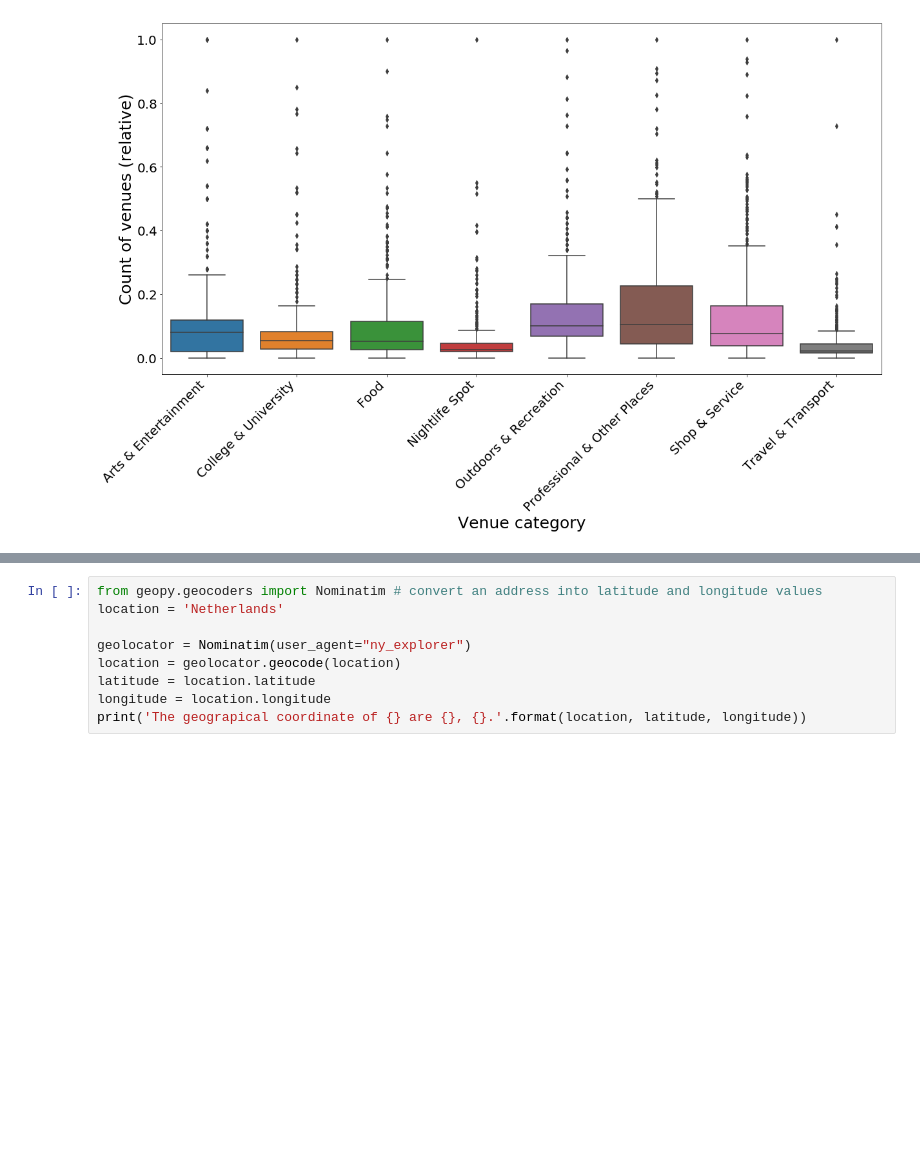
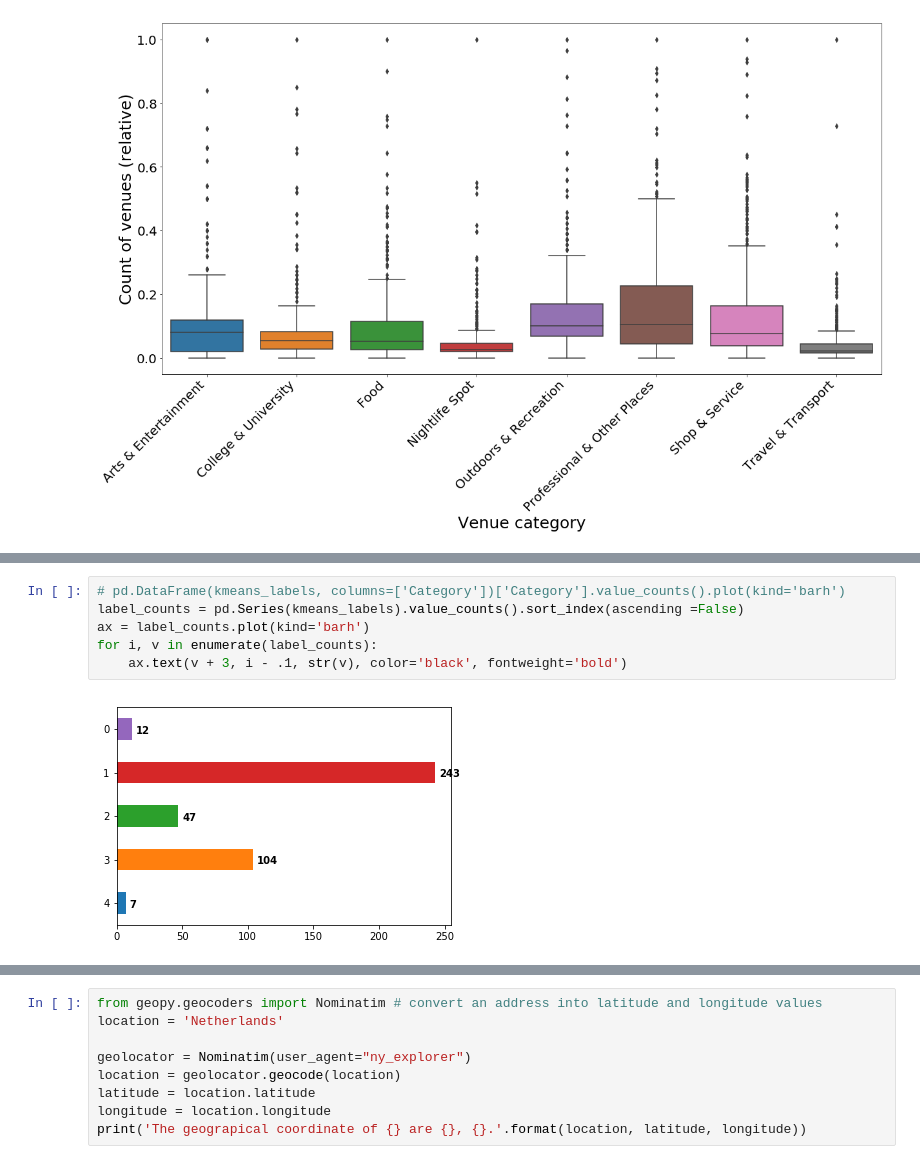
Before and after one commit to ArjanLem/Coursera_Capstone, a Jupyter notebook: BattleNeighbourhoods/classification_dutch_train_stations-wk5.ipynb, the cells around one changed output, grey strips where cells are left out. Cells and saved outputs as stored; diff of their text form; blank space fills up the shorter version.

```diff
--- a/BattleNeighbourhoods/classification_dutch_train_stations-wk5.ipynb
+++ b/BattleNeighbourhoods/classification_dutch_train_stations-wk5.ipynb
@@ -324,3 +342,11 @@ stations_clusters_minmax_df
 | 411 | Zwijndrecht | ZWD | 51.814999 | 4.641667 | 2 | 4 | 19 | ... |
 | 412 | Zwolle | ZL | 52.504723 | 6.091944 | 4 | 20 | 69 | ... |
 413 rows × 13 columns
+# %%
+# pd.DataFrame(kmeans_labels, columns=['Category'])['Category'].value_counts().plot(kind='barh')
+label_counts = pd.Series(kmeans_labels).value_counts().sort_index(ascending =False)
+ax = label_counts.plot(kind='barh')
+for i, v in enumerate(label_counts):
+    ax.text(v + 3, i - .1, str(v), color='black', fontweight='bold')
+# %% [output]
+[figure, added]
```
Also changed, not shown: parts of 15 cells of this notebook, 1 other file.
